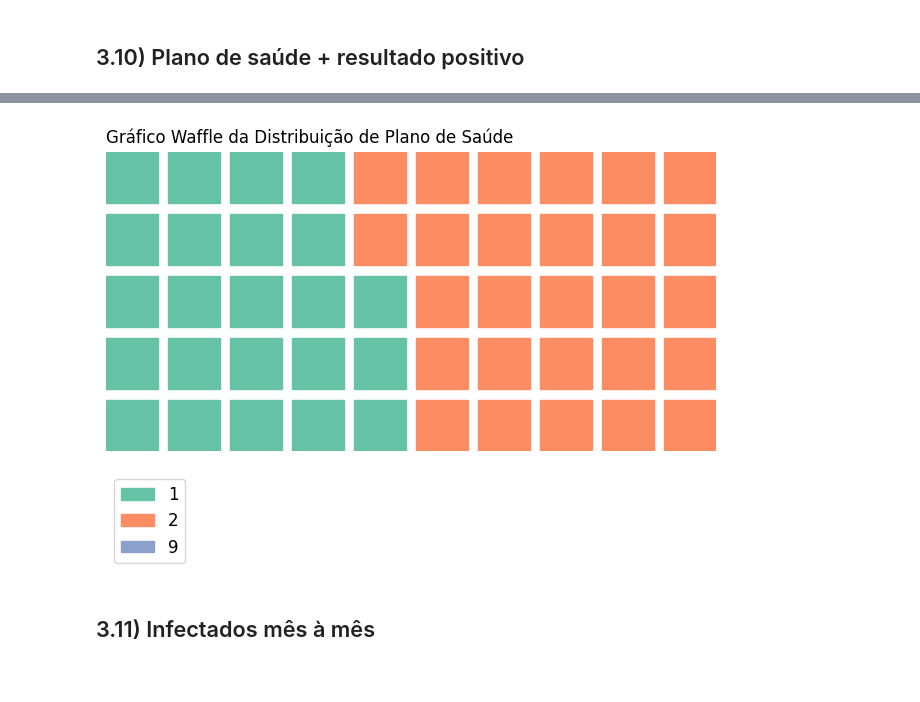
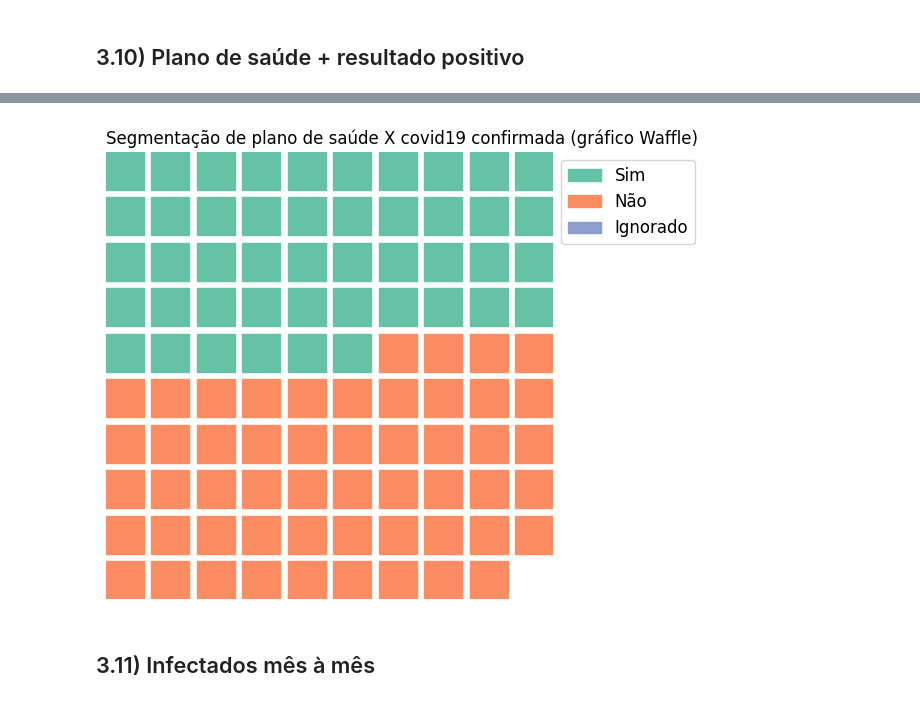
Before and after one commit to dhachcar/postech-tech-challenge-3, a Jupyter notebook: Tech_Challenge_3_Análises_para_o_Streamlit.ipynb, the cells around one changed output, grey strips where cells are left out. Drawn from its saved outputs; the diff is of its cells as text; code cells hidden in the pictures.

```diff
--- a/Tech_Challenge_3_Análises_para_o_Streamlit.ipynb
+++ b/Tech_Challenge_3_Análises_para_o_Streamlit.ipynb
@@ -733,9 +752,12 @@ plt.show()
 # %% [markdown]
 ## 3.10) Plano de saúde + resultado positivo
 # %%
+# preparando o dataframe segmentado
 colunas = ['tem_plano_saude_b007', 'resultado_exame_b009b']
 
-df_plano_saude_covid = df_pnad[(df_pnad['resultado_exame_b009b'] == 1)]
+df_plano_saude_covid = df_pnad[df_pnad['resultado_exame_b009b'] == 1]
 df_plano_saude_covid = df_plano_saude_covid[colunas].groupby('tem_plano_saude_b007').agg(contagem=('resultado_exame_b009b', 'count'))
+df_plano_saude_covid = pd.merge(df_plano_saude_covid, df_resposta, left_on='tem_plano_saude_b007', right_on='id', how='inner')
+df_plano_saude_covid.to_csv('segmentacao-plano-saude-x-casos-positivos.csv', index=False)
 df_plano_saude_covid
 # %% [output]
@@ -747,31 +768,34 @@ df_plano_saude_covid
 # %%
 # donut
 fig = go.Figure()
 fig.add_trace(
       go.Pie(
-          labels=df_plano_saude_covid.index,
-          values=df_plano_saude_covid['contagem'],
+          labels=df_plano_saude_covid.nome,
+          values=df_plano_saude_covid.contagem,
           hole=.65
       )
     )
-fig.update_layout(title='COVID19 confirmada X Plano de saúde')
+fig.update_layout(title='Segmentação de plano de saúde X covid19 confirmada')
 fig.show()
 
 # waffle
 fig = plt.figure(
     FigureClass=Waffle,
-    rows=5,
+    rows=10,
     columns=10,
-    values=df_plano_saude_covid['contagem'],
-    title={'label': 'Gráfico Waffle da Distribuição de Plano de Saúde', 'loc': 'left'},
-    labels=df_plano_saude_covid.index.array,
-    legend={'loc': 'lower left', 'bbox_to_anchor': (0, -0.4), 'fontsize': 12},
+    vertical=True,
+    starting_location='NW',
+    labels=df_plano_saude_covid.nome.tolist(),
+    values=df_plano_saude_covid.contagem.tolist(),
+    title={'label': 'Segmentação de plano de saúde X covid19 confirmada (gráfico Waffle)', 'loc': 'left'},
+    legend={'loc': 'upper left', 'bbox_to_anchor': (1, 1), 'fontsize': 12},
     plot_anchor='C'
 )
+
 plt.show()
 # %% [output]
 [interactive output not drawn]
-[figure, old version]
+[figure, new version]
 # %% [markdown]
 ## 3.11) Infectados mês à mês
 # %%
```
Also changed, not shown: parts of 32 cells of this notebook.
